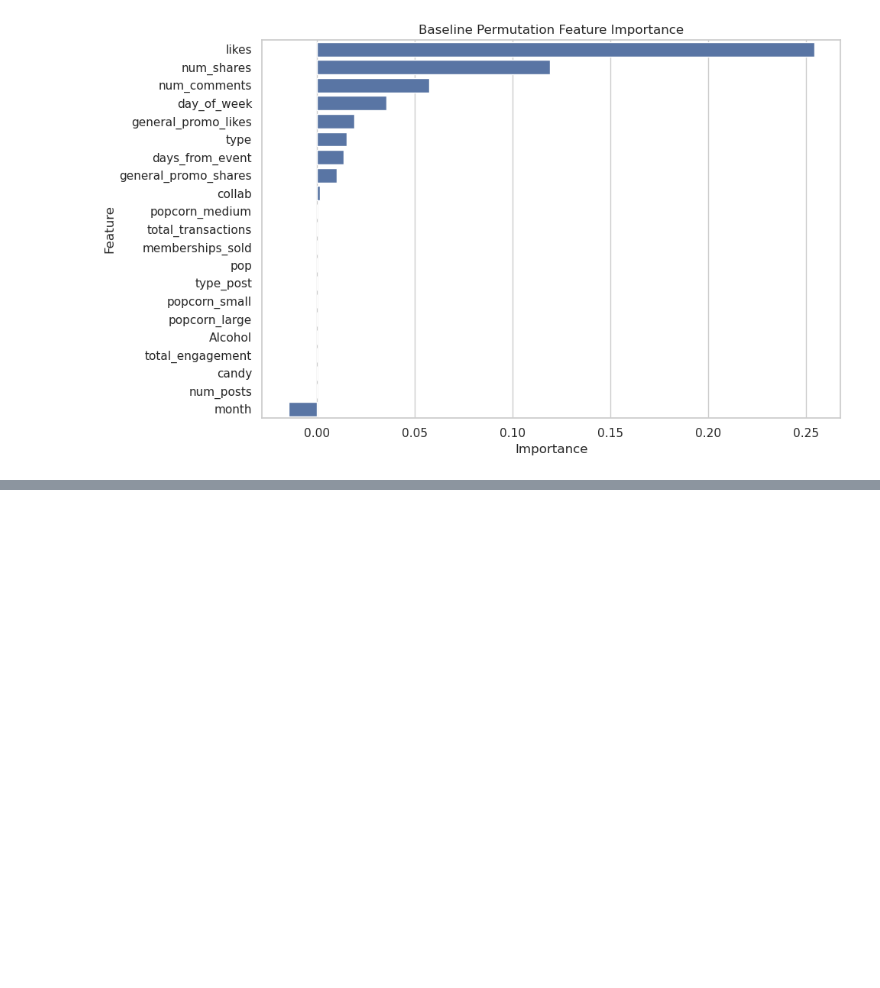
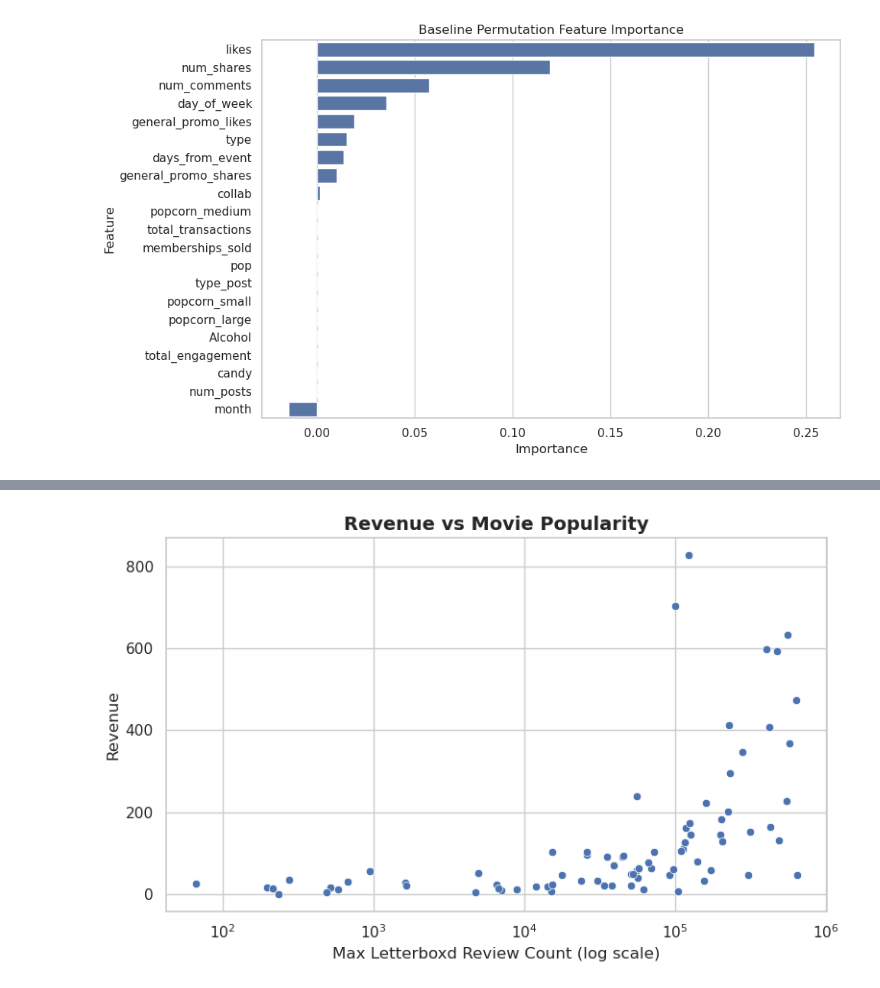
Before and after one commit to cocom250/Revenue-Prediction, a Jupyter notebook: Notebooks/revenue_pred.ipynb, the cells around one changed output, grey strips where cells are left out. Cells and saved outputs as stored; diff of their text form; code cells hidden in the pictures; blank space fills up the shorter version.

Commit message:
Analyzed movie data
Analyzed movie data and improved R^2 score

```diff
--- a/Notebooks/revenue_pred.ipynb
+++ b/Notebooks/revenue_pred.ipynb
@@ -437,0 +556,7 @@ plt.show()
+# %%
+df_enriched["popularity_bucket"] = pd.qcut(
+    df_enriched["max_review_count"],
+    q=4,
+    labels=["Low", "Medium", "High", "Very High"],
+    duplicates="drop"
+)
@@ -437,0 +601,81 @@ plt.show()
+# %%
+def finish_plot(title, xlabel=None, ylabel=None, rotate_x=False):
+    plt.title(title, fontsize=14, fontweight="bold")
+    if xlabel:
+        plt.xlabel(xlabel)
+    if ylabel:
+        plt.ylabel(ylabel)
+    if rotate_x:
+        plt.xticks(rotation=45, ha="right")
+    plt.tight_layout()
+    plt.show()
+
+# Revenue vs Movie popularity
+plt.figure(figsize=(8, 5))
+sns.scatterplot(
+    data=df_enriched,
+    x="max_review_count",
+    y="revenue"
+)
+plt.xscale("log")
+finish_plot(
+    "Revenue vs Movie Popularity",
+    "Max Letterboxd Review Count (log scale)",
+    "Revenue"
+)
+
+# Revenue vs Movie rating
+plt.figure(figsize=(8, 5))
+sns.regplot(
+    data=df_enriched,
+    x="avg_movie_rating",
+    y="revenue",
+    scatter_kws={"alpha": 0.7}
+)
+finish_plot(
+    "Revenue vs Average Movie Rating",
+    "Average Letterboxd Rating",
+    "Revenue"
+)
+
+# Revenue by popularity bucket
+plt.figure(figsize=(8, 5))
+sns.boxplot(
+    data=df_enriched,
+    x="popularity_bucket",
+    y="revenue"
+)
+finish_plot(
+    "Revenue by Movie Popularity Tier",
+    "Popularity Tier",
+    "Revenue"
+)
+
+# Revenue by genre
+plt.figure(figsize=(10, 5))
+sns.boxplot(
+    data=df_enriched,
+    x="primary_genre",
+    y="revenue"
+)
+finish_plot(
+    "Revenue by Primary Genre",
+    "Primary Genre",
+    "Revenue",
+    rotate_x=True
+)
+
+# Revenue by double feature
+plt.figure(figsize=(7, 5))
+sns.boxplot(
+    data=df_enriched,
+    x="double_feature",
+    y="revenue"
+)
+finish_plot(
+    "Revenue by Single vs Double Feature",
+    "Double Feature",
+    "Revenue"
+)
+# %% [output]
+[figure, added]
```
Also changed, not shown: parts of 22 cells of this notebook, 1 other file.
